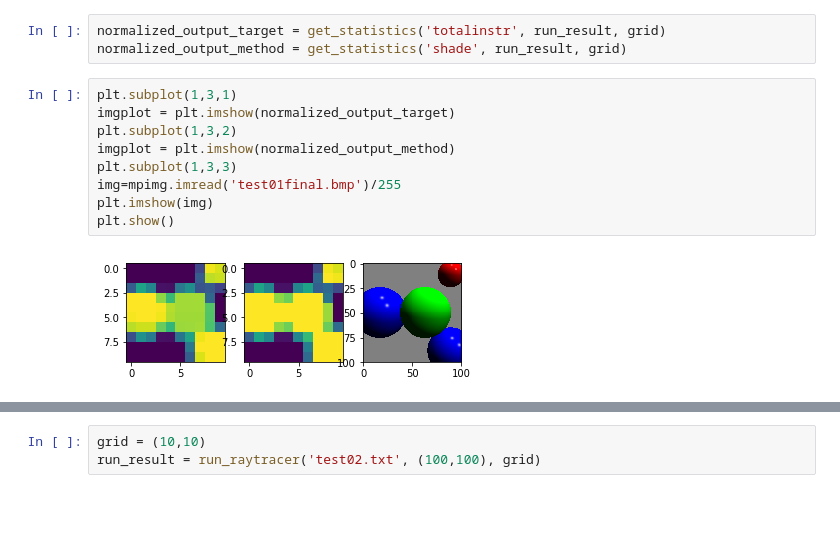
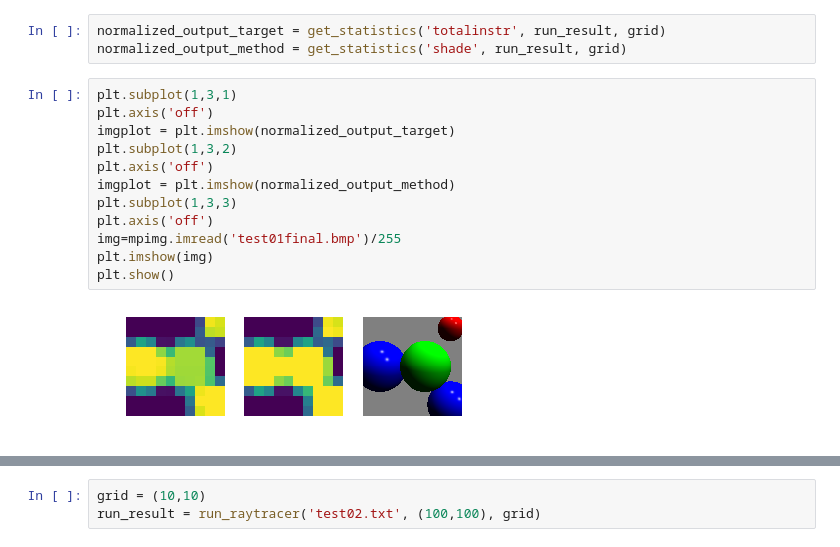
Before and after one commit to goncalo-rodrigues/CNV, a Jupyter notebook: feature-to-image.ipynb, the cells around one changed output, grey strips where cells are left out. Saved outputs shown, nothing was run; the diff lists cells and outputs as text; blank space fills up the shorter version.

```diff
--- a/feature-to-image.ipynb
+++ b/feature-to-image.ipynb
@@ -47,12 +50,15 @@ normalized_output_target = get_statistics('totalinstr', run_result, grid)
 normalized_output_method = get_statistics('shade', run_result, grid)
 # %%
 plt.subplot(1,3,1)
+plt.axis('off')
 imgplot = plt.imshow(normalized_output_target)
 plt.subplot(1,3,2)
+plt.axis('off')
 imgplot = plt.imshow(normalized_output_method)
 plt.subplot(1,3,3)
+plt.axis('off')
 img=mpimg.imread('test01final.bmp')/255
 plt.imshow(img)
 plt.show()
 # %% [output]
-[figure, old version]
+[figure, new version]
```
Also changed, not shown: parts of 8 cells of this notebook.
